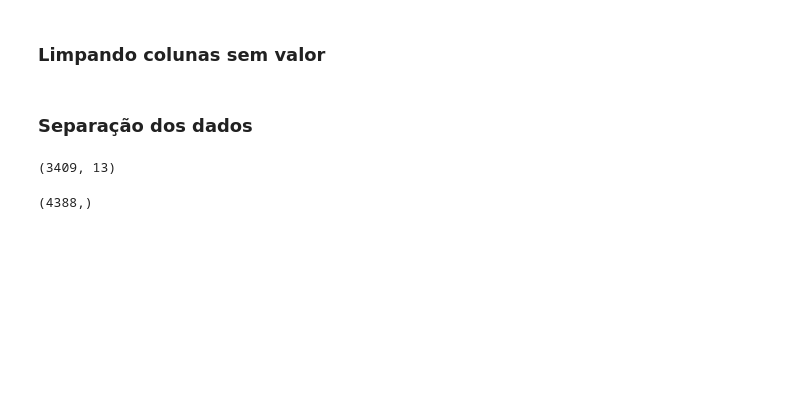
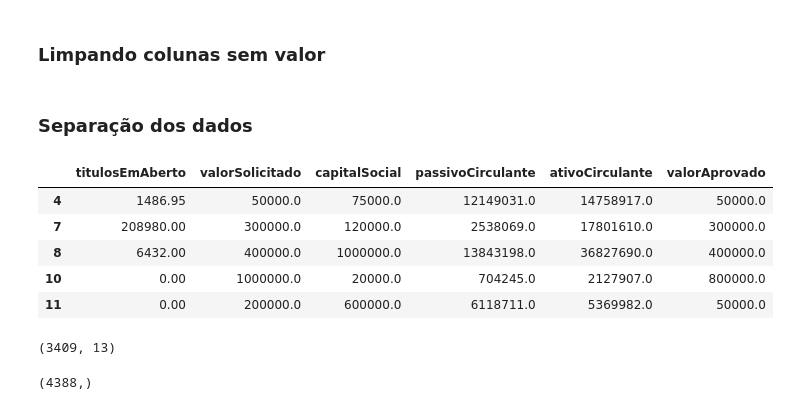
Before and after one commit to pedrosbm/consultoria-ia, a Jupyter notebook: notebook.ipynb, the cells around one changed output. Saved outputs shown, nothing was run; the diff lists cells and outputs as text; code cells hidden in the pictures; blank space fills up the shorter version.

```diff
--- a/notebook.ipynb
+++ b/notebook.ipynb
@@ -67,6 +60,17 @@ subDf = subDf.dropna()
 ### Separação dos dados
 # %%
 x = subDf[["titulosEmAberto", "valorSolicitado", "capitalSocial", "passivoCirculante", "ativoCirculante" ]]
+# %%
+teste =  subDf[["titulosEmAberto", "valorSolicitado", "capitalSocial", "passivoCirculante", "ativoCirculante", "valorAprovado" ]]
+# %%
+teste.head()
+# %% [output]
+|  | titulosEmAberto | valorSolicitado | capitalSocial | passivoCirculante | ativoCirculante | valorAprovado |
+| 4 | 1486.95 | 50000.0 | 75000.0 | 12149031.0 | 14758917.0 | 50000.0 |
+| 7 | 208980.00 | 300000.0 | 120000.0 | 2538069.0 | 17801610.0 | 300000.0 |
+| 8 | 6432.00 | 400000.0 | 1000000.0 | 13843198.0 | 36827690.0 | 400000.0 |
+| 10 | 0.00 | 1000000.0 | 20000.0 | 704245.0 | 2127907.0 | 800000.0 |
+| 11 | 0.00 | 200000.0 | 600000.0 | 6118711.0 | 5369982.0 | 50000.0 |
 # %%
 x.shape
 # %% [output]
```
Also changed, not shown: parts of 7 cells of this notebook, 4 other files.
